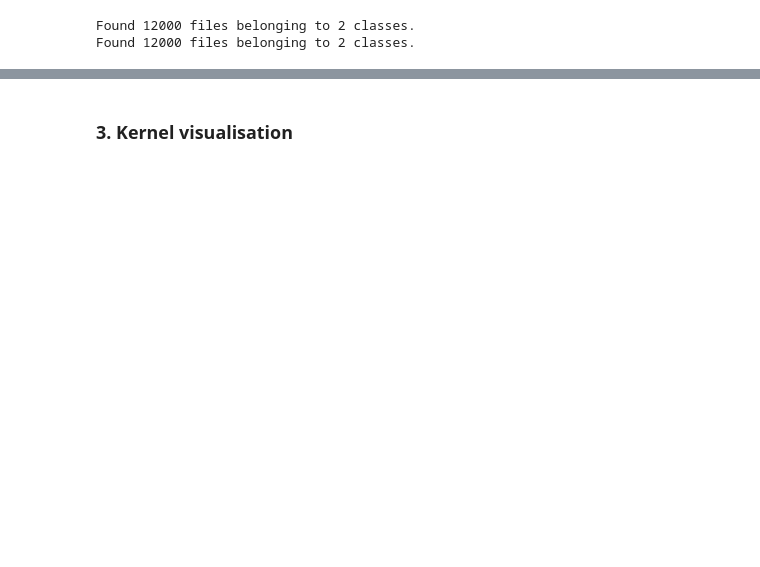
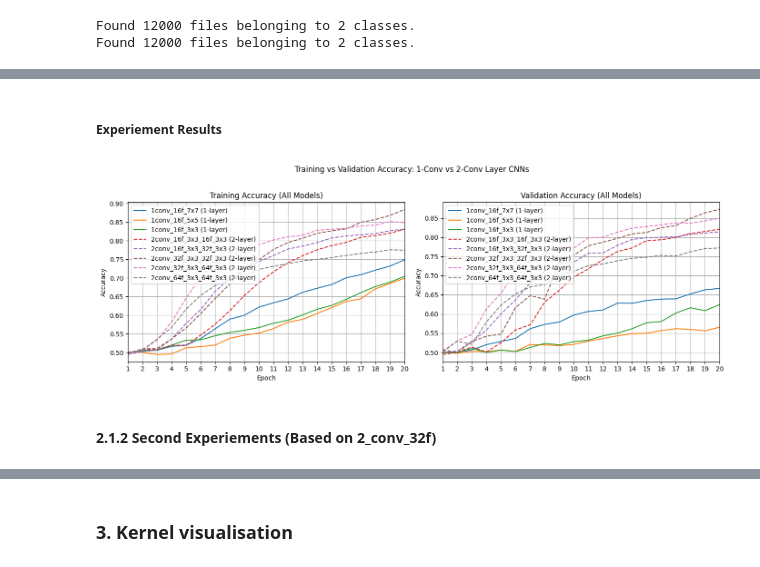
Before and after one commit to 1uoyuuu/COMP90086-CV, a Jupyter notebook: a2/COMP90086_asst2_2025.ipynb, the cells around one changed output, grey strips where cells are left out. Drawn from its saved outputs; the diff is of its cells as text; code cells hidden in the pictures; blank space fills up the shorter version.

```diff
--- a/a2/COMP90086_asst2_2025.ipynb
+++ b/a2/COMP90086_asst2_2025.ipynb
@@ -163,0 +411,49 @@ Epoch 1/2
+# %% [markdown]
+##### Experiement Results
+# %%
+
+# Identify 1-conv and 2-conv models by their names
+one_conv_names = [name for name in histories if name.startswith('1conv')]
+two_conv_names = [name for name in histories if name.startswith('2conv')]
+
+plt.figure(figsize=(14, 5))
+
+# Get number of epochs from any history (all should be the same)
+n_epochs = len(next(iter(histories.values())).history['accuracy'])
+epochs = list(range(1, n_epochs + 1))  # Now epochs are 1-based: [1, 2, ..., 10]
+
+# First plot: Training accuracy only, overlay all models, distinguish by 1-layer/2-layer
+plt.subplot(1, 2, 1)
+for name in one_conv_names:
+    plt.plot(epochs, histories[name].history['accuracy'], label=f"{name} (1-layer)", linestyle='-')
+for name in two_conv_names:
+    plt.plot(epochs, histories[name].history['accuracy'], label=f"{name} (2-layer)", linestyle='--')
+plt.title("Training Accuracy (All Models)")
+plt.xlabel("Epoch")
+plt.ylabel("Accuracy")
+plt.xlim(1, n_epochs)
+plt.xticks(epochs)
+plt.legend()
+plt.grid(True)
+
+# Second plot: Validation accuracy only, overlay all models, distinguish by 1-layer/2-layer
+plt.subplot(1, 2, 2)
+for name in one_conv_names:
+    plt.plot(epochs, histories[name].history['val_accuracy'], label=f"{name} (1-layer)", linestyle='-')
+for name in two_conv_names:
+    plt.plot(epochs, histories[name].history['val_accuracy'], label=f"{name} (2-layer)", linestyle='--')
+plt.title("Validation Accuracy (All Models)")
+plt.xlabel("Epoch")
+plt.ylabel("Accuracy")
+plt.xlim(1, n_epochs)
+plt.xticks(epochs)
+plt.legend()
+plt.grid(True)
+
+plt.suptitle("Training vs Validation Accuracy: 1-Conv vs 2-Conv Layer CNNs")
+plt.tight_layout(rect=[0, 0, 1, 0.96])
+plt.show()
+# %% [output]
+[figure, added]
+# %% [markdown]
+#### 2.1.2 Second Experiements (Based on 2_conv_32f)
```
Also changed, not shown: parts of 30 cells of this notebook, 24 other files.
